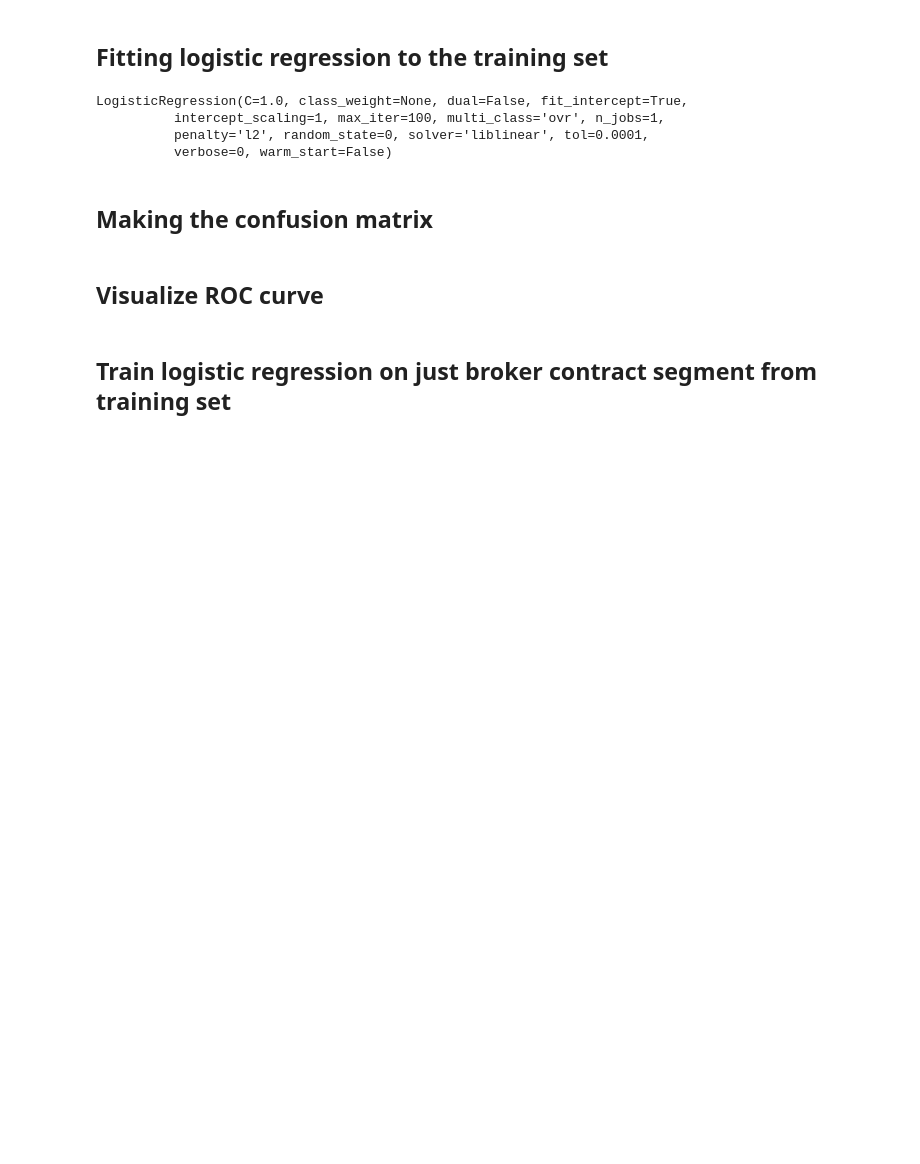
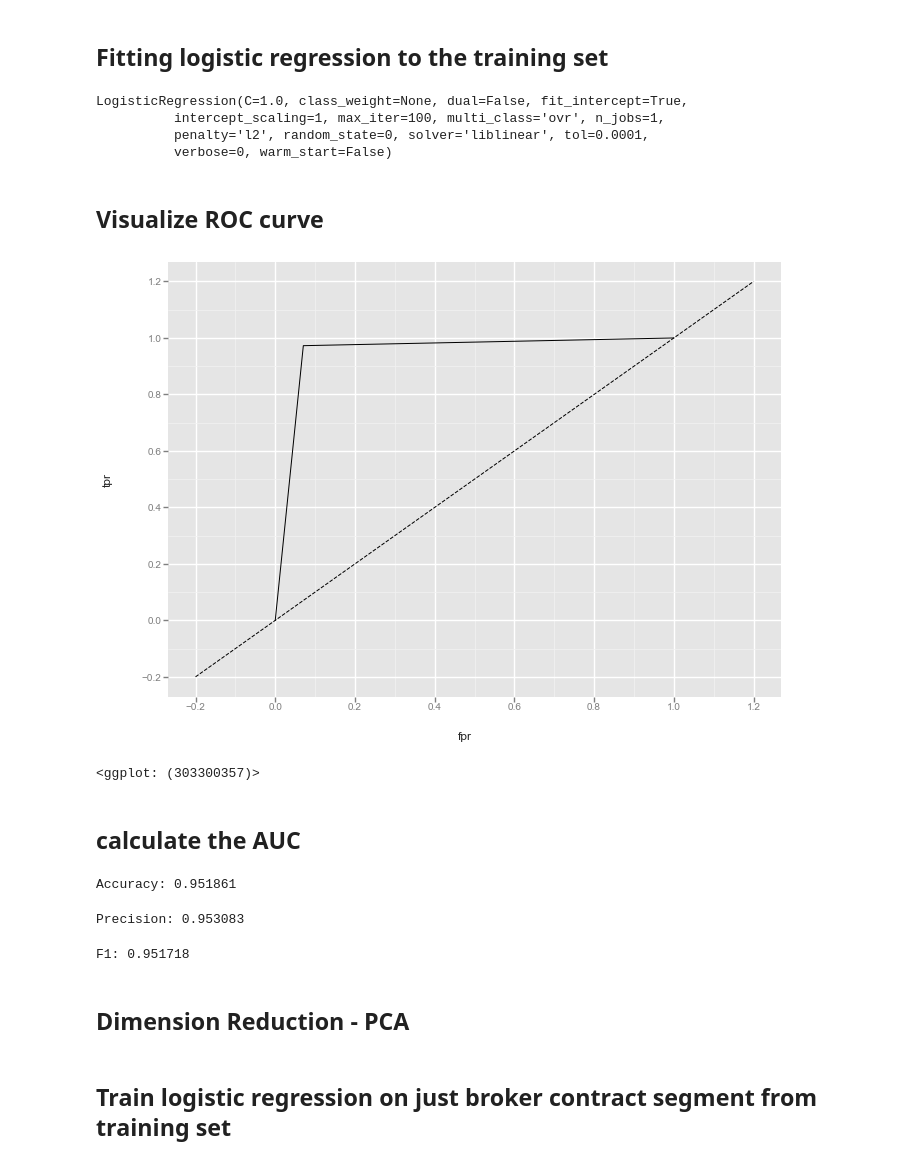
Before and after one commit to yaoyang33/renewal_analysis, a Jupyter notebook: full data renewal analysis 2017 May.ipynb, the cells around one changed output. Saved outputs shown, nothing was run; the diff lists cells and outputs as text; code cells hidden in the pictures; blank space fills up the shorter version.

```diff
--- a/full data renewal analysis 2017 May.ipynb
+++ b/full data renewal analysis 2017 May.ipynb
@@ -1301,5 +1302,3 @@ LogisticRegression(C=1.0, class_weight=None, dual=False, fit_intercept=True,
           verbose=0, warm_start=False)
 # %%
 y_pred = Logi_classifier.predict(X_test)
-# %% [markdown]
-## Making the confusion matrix
@@ -1308,2 +1305,27 @@ cm = confusion_matrix(y_test, y_pred)
 # %% [markdown]
 ## Visualize ROC curve
+# %%
+fpr, tpr, _ = metrics.roc_curve(y_test, y_pred)
+df = pd.DataFrame(dict(fpr = fpr, tpr = tpr))
+ggplot(df, aes(x='fpr', y='tpr')) +\
+    geom_line() +\
+    geom_abline(linetype='dashed')
+# %% [output]
+[figure, added]
+<ggplot: (303300357)>
+# %% [markdown]
+## calculate the AUC
+# %%
+print("Accuracy: %2f" % metrics.accuracy_score(y_test, y_pred))
+# %% [output]
+Accuracy: 0.951861
+# %%
+print("Precision: %2f" % metrics.precision_score(y_test, y_pred, average="macro"))
+# %% [output]
+Precision: 0.953083
+# %%
+print("F1: %2f" % metrics.f1_score(y_test, y_pred, average="macro"))
+# %% [output]
+F1: 0.951718
+# %% [markdown]
+## Dimension Reduction - PCA
```
Also changed, not shown: parts of 6 cells of this notebook.
